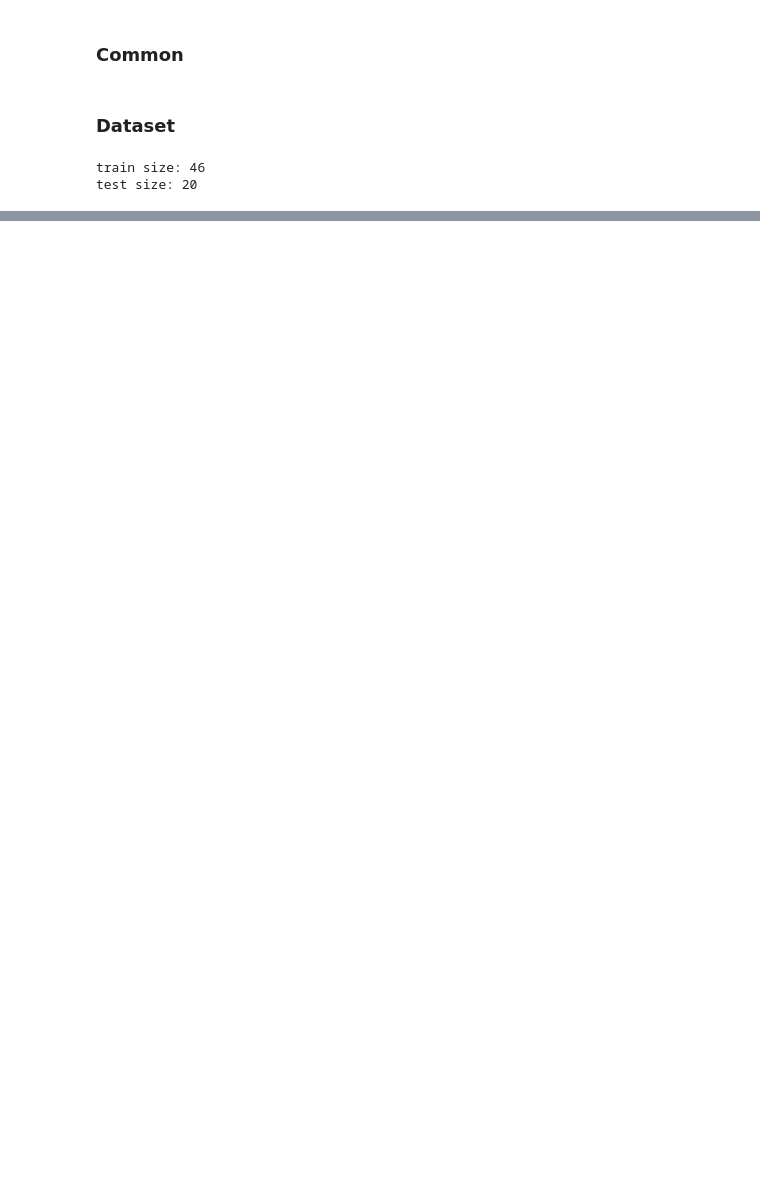
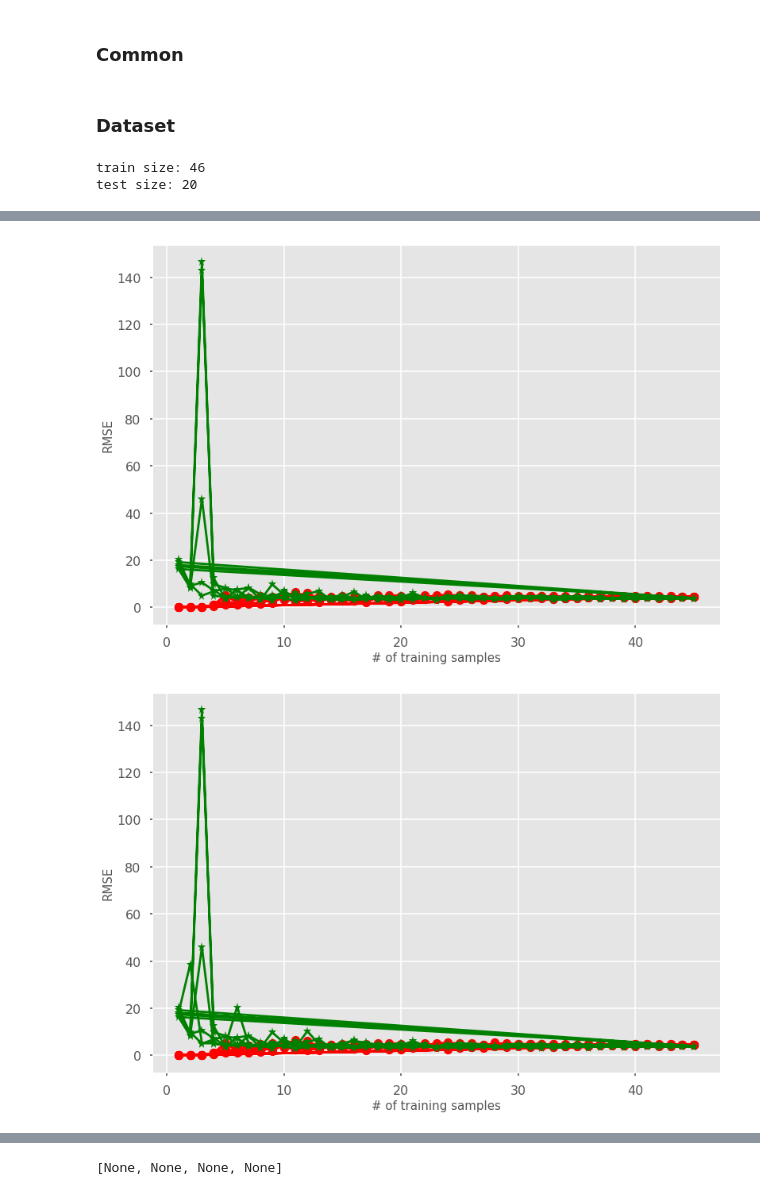
Before and after one commit to bmoretz/Python-Machine-Learning, a Jupyter notebook: Vehicles_Learning Curve.ipynb, the cells around one changed output, grey strips where cells are left out. Cells and saved outputs as stored; diff of their text form; code cells hidden in the pictures; blank space fills up the shorter version.

Commit message:
Updated vehicles learning curve
Updated vehicles learning curve

```diff
--- a/Vehicles_Learning Curve.ipynb
+++ b/Vehicles_Learning Curve.ipynb
@@ -102,0 +106,5 @@ def gen_test():
+# %%
+[gen_test() for n in range(4)]
+# %% [output]
+[figure, added]
+[figure, added]
@@ -102,0 +113 @@ def gen_test():
+[None, None, None, None]
```
Also changed, not shown: parts of 3 cells of this notebook.
